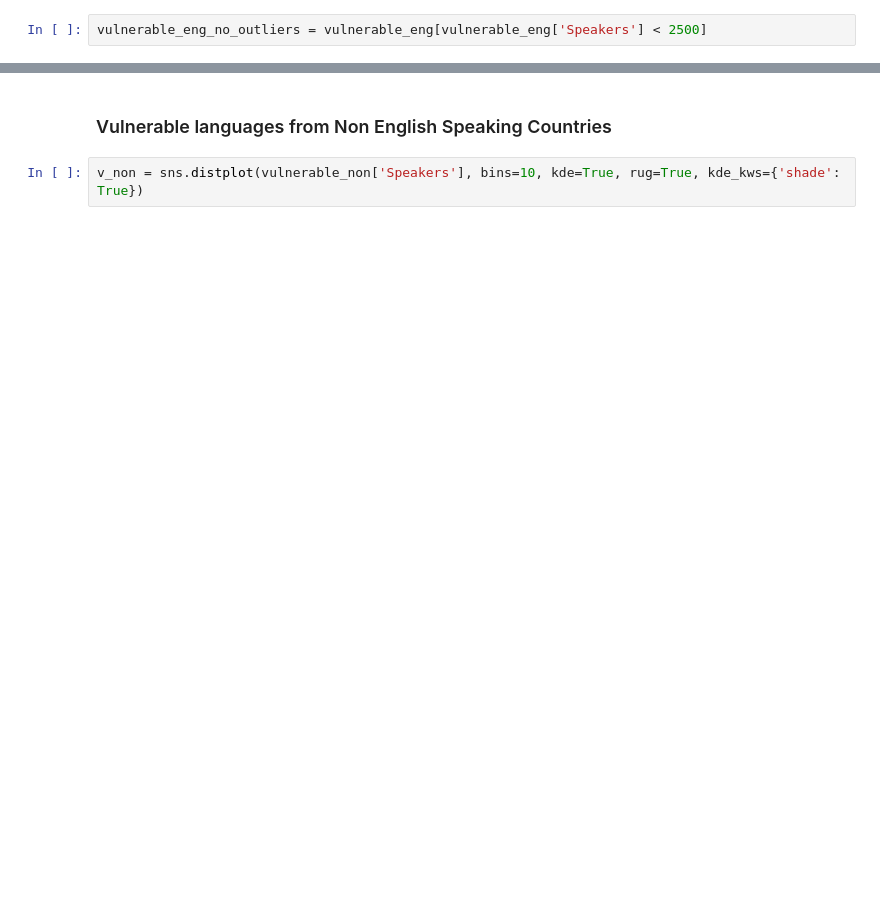
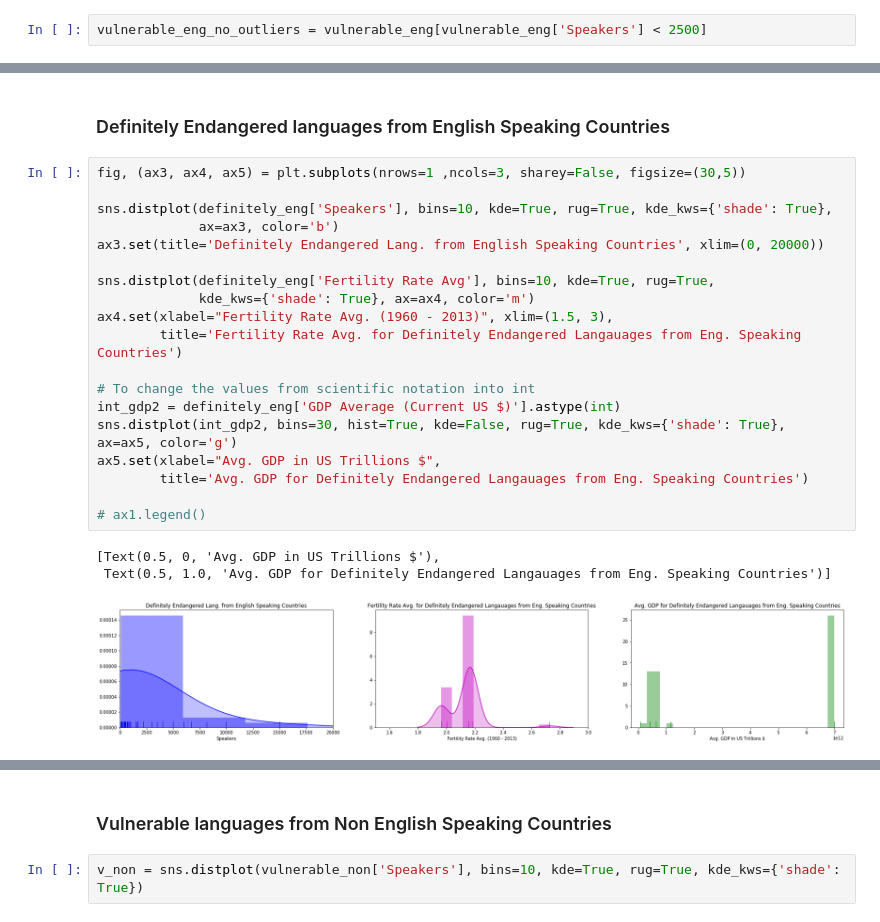
Before and after one commit to AlexEBall/Endangered_Languages_Capstone_Proj_1, a Jupyter notebook: Endangered Language EDA.ipynb, the cells around one changed output, grey strips where cells are left out. Cells and saved outputs as stored; diff of their text form; blank space fills up the shorter version.

```diff
--- a/Endangered Language EDA.ipynb
+++ b/Endangered Language EDA.ipynb
@@ -169,0 +180,25 @@ v_eng4 = sns.distplot(int_gdp, bins=10, kde=True, rug=True, kde_kws={'shade': Tr
+# %% [markdown]
+### Definitely Endangered languages from English Speaking Countries
+# %%
+fig, (ax3, ax4, ax5) = plt.subplots(nrows=1 ,ncols=3, sharey=False, figsize=(30,5))
+
+sns.distplot(definitely_eng['Speakers'], bins=10, kde=True, rug=True, kde_kws={'shade': True},
+             ax=ax3, color='b')
+ax3.set(title='Definitely Endangered Lang. from English Speaking Countries', xlim=(0, 20000))
+
+sns.distplot(definitely_eng['Fertility Rate Avg'], bins=10, kde=True, rug=True,
+             kde_kws={'shade': True}, ax=ax4, color='m')
+ax4.set(xlabel="Fertility Rate Avg. (1960 - 2013)", xlim=(1.5, 3),
+        title='Fertility Rate Avg. for Definitely Endangered Langauages from Eng. Speaking Countries')
+
+# To change the values from scientific notation into int
+int_gdp2 = definitely_eng['GDP Average (Current US $)'].astype(int)
+sns.distplot(int_gdp2, bins=30, hist=True, kde=False, rug=True, kde_kws={'shade': True}, ax=ax5, color='g')
+ax5.set(xlabel="Avg. GDP in US Trillions $",
+        title='Avg. GDP for Definitely Endangered Langauages from Eng. Speaking Countries')
+
+# ax1.legend()
+# %% [output]
+[Text(0.5, 0, 'Avg. GDP in US Trillions $'),
+ Text(0.5, 1.0, 'Avg. GDP for Definitely Endangered Langauages from Eng. Speaking Countries')]
+[figure, added]
```
Also changed, not shown: parts of 44 cells of this notebook, 1 other file.
